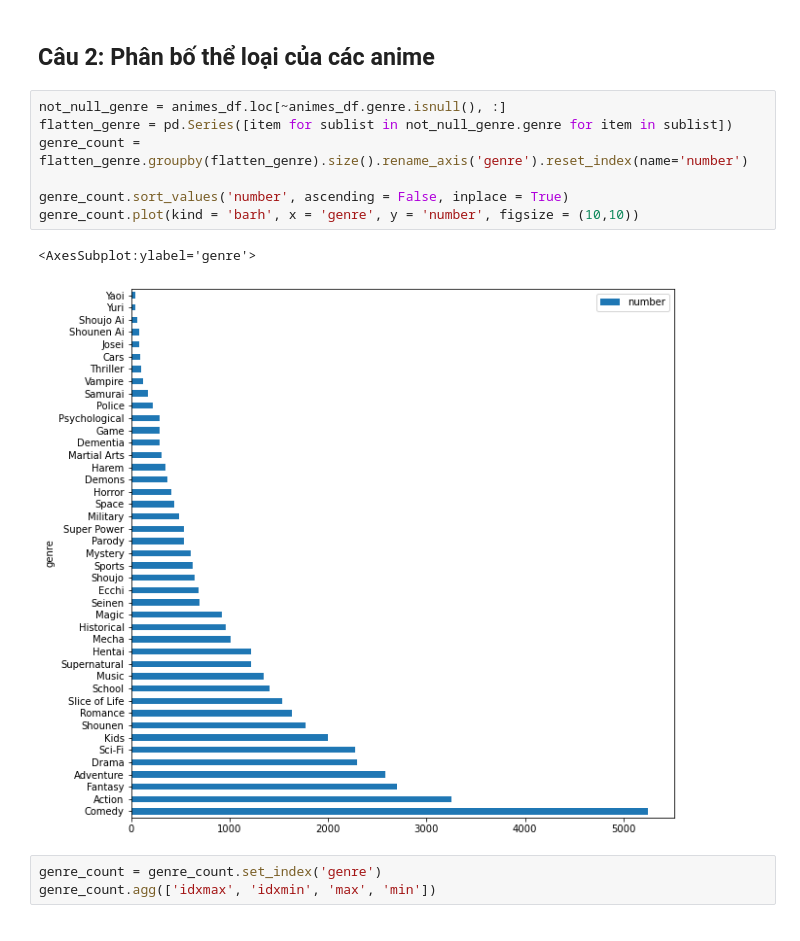
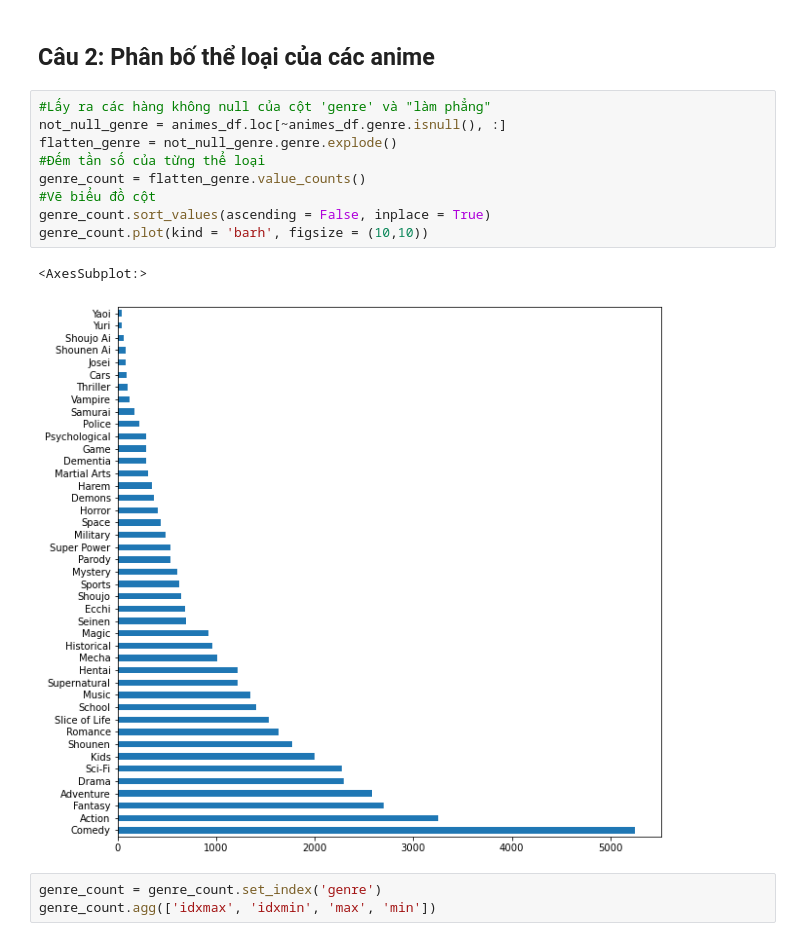
Before and after one commit to hungngocphat01/HCMUS-IntroDataSc-FinalProj, a Jupyter notebook: FINAL.ipynb, the cells around one changed output. Cells and saved outputs as stored; diff of their text form.

```diff
--- a/FINAL.ipynb
+++ b/FINAL.ipynb
@@ -635,16 +614,18 @@ premiered_df.Season.value_counts().plot(kind = 'bar')
 Hầu hết các anime được ra mắt nhiều nhất vào mùa xuân và ít nhất là mùa hè.
 # %% [markdown]
 ## Câu 2: Phân bố thể loại của các anime
-# %%
-not_null_genre = animes_df.loc[~animes_df.genre.isnull(), :]
-flatten_genre = pd.Series([item for sublist in not_null_genre.genre for item in sublist])
-genre_count = flatten_genre.groupby(flatten_genre).size().rename_axis('genre').reset_index(name='number')
-
-genre_count.sort_values('number', ascending = False, inplace = True)
-genre_count.plot(kind = 'barh', x = 'genre', y = 'number', figsize = (10,10))
-# %% [output]
-<AxesSubplot:ylabel='genre'>
-[figure, removed]
+# %%
+#Lấy ra các hàng không null của cột 'genre' và "làm phẳng"
+not_null_genre = animes_df.loc[~animes_df.genre.isnull(), :]
+flatten_genre = not_null_genre.genre.explode()
+#Đếm tần số của từng thể loại
+genre_count = flatten_genre.value_counts()
+#Vẽ biểu đồ cột
+genre_count.sort_values(ascending = False, inplace = True)
+genre_count.plot(kind = 'barh', figsize = (10,10))
+# %% [output]
+<AxesSubplot:>
+[figure, added]
 # %%
 genre_count = genre_count.set_index('genre')
 genre_count.agg(['idxmax', 'idxmin', 'max', 'min'])
```
Also changed, not shown: parts of 19 cells of this notebook.
